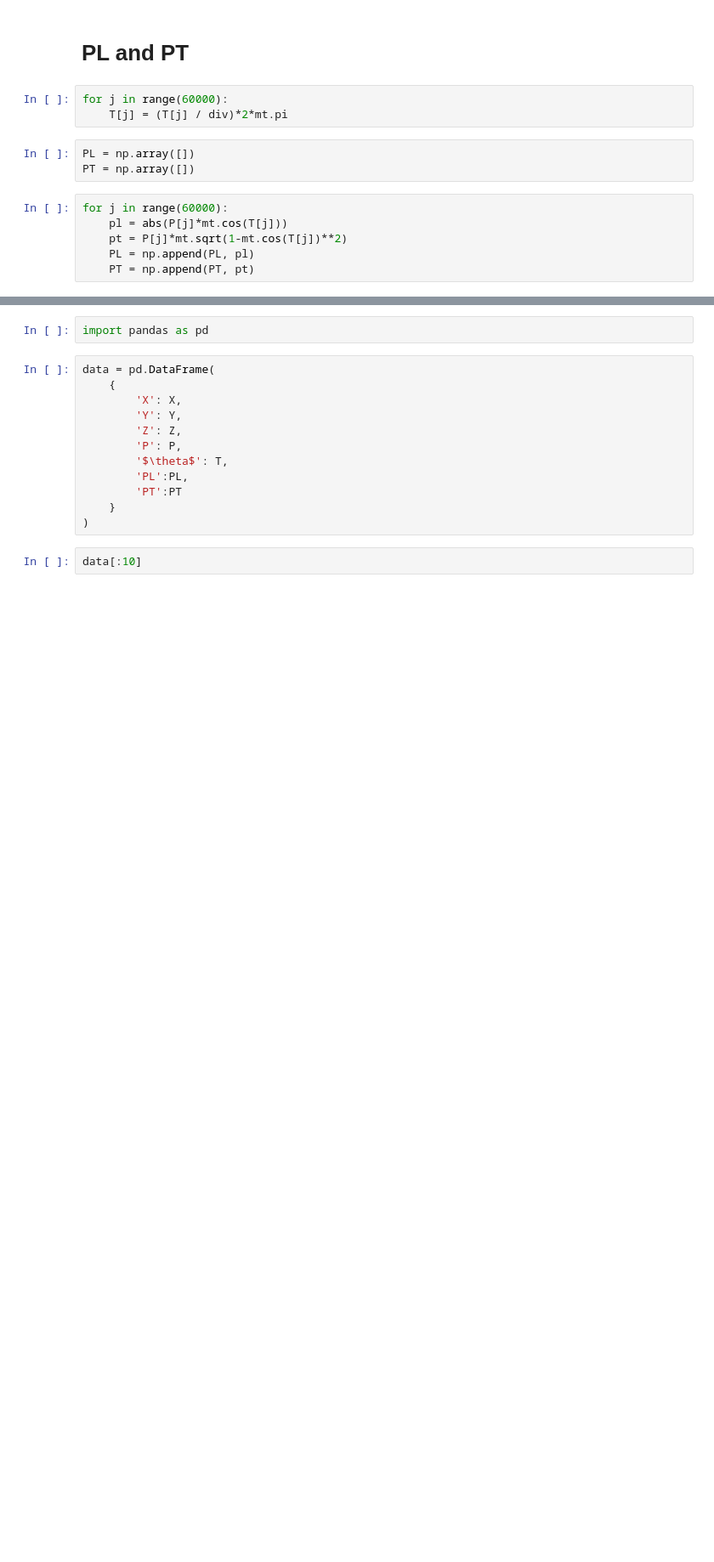
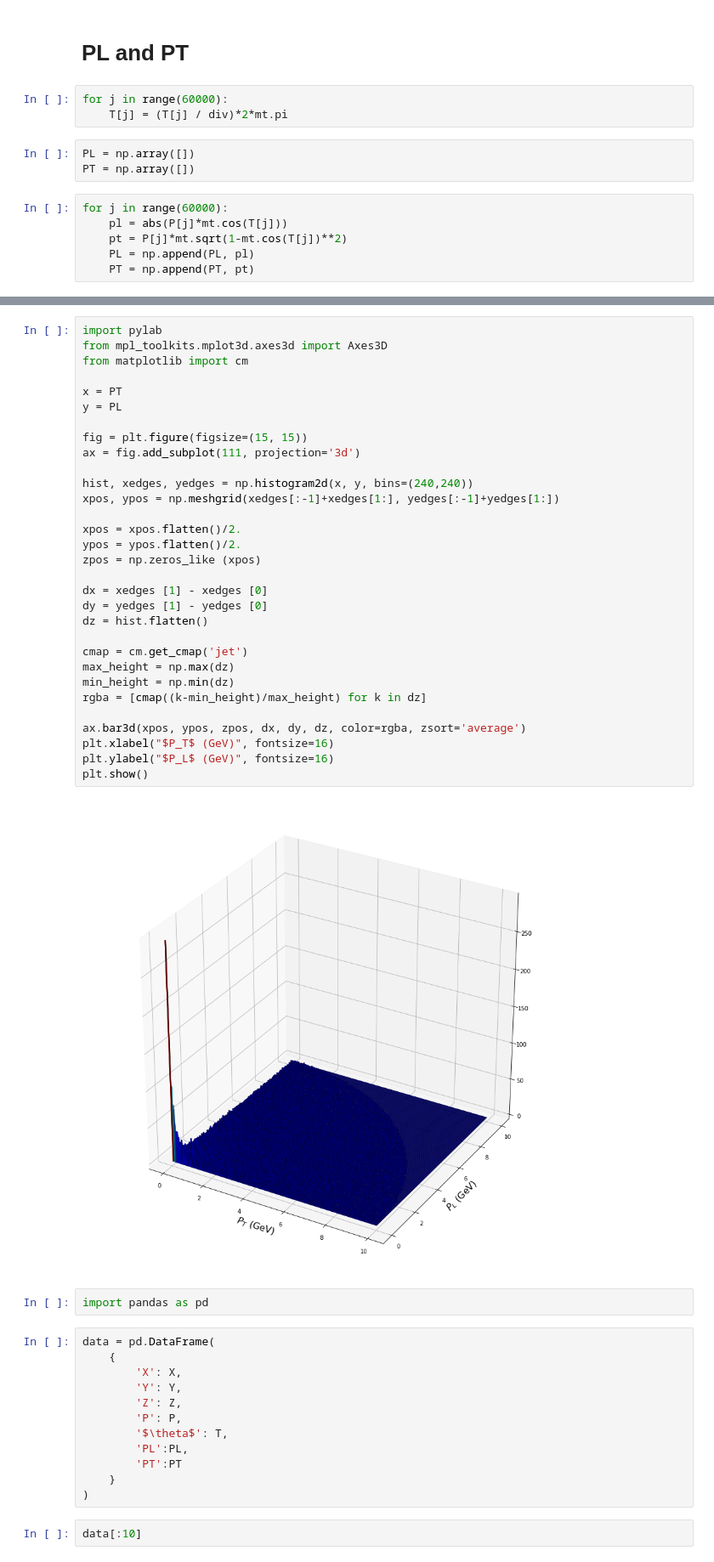
Before and after one commit to BiancaPinolini/statistical-analysis, a Jupyter notebook: es4/MC generation.ipynb, the cells around one changed output, grey strips where cells are left out. Shown at 85% size. Cells and saved outputs as stored; diff of their text form; blank space fills up the shorter version.

```diff
--- a/es4/MC generation.ipynb
+++ b/es4/MC generation.ipynb
@@ -101,3 +93,36 @@ plt.show()
+# %%
+import pylab
+from mpl_toolkits.mplot3d.axes3d import Axes3D
+from matplotlib import cm
+
+x = PT
+y = PL
+
+fig = plt.figure(figsize=(15, 15))
+ax = fig.add_subplot(111, projection='3d')
+
+hist, xedges, yedges = np.histogram2d(x, y, bins=(240,240))
+xpos, ypos = np.meshgrid(xedges[:-1]+xedges[1:], yedges[:-1]+yedges[1:])
+
+xpos = xpos.flatten()/2.
+ypos = ypos.flatten()/2.
+zpos = np.zeros_like (xpos)
+
+dx = xedges [1] - xedges [0]
+dy = yedges [1] - yedges [0]
+dz = hist.flatten()
+
+cmap = cm.get_cmap('jet')
+max_height = np.max(dz)
+min_height = np.min(dz)
+rgba = [cmap((k-min_height)/max_height) for k in dz]
+
+ax.bar3d(xpos, ypos, zpos, dx, dy, dz, color=rgba, zsort='average')
+plt.xlabel("$P_T$ (GeV)", fontsize=16)
+plt.ylabel("$P_L$ (GeV)", fontsize=16)
+plt.show()
+# %% [output]
+[figure, added]
 # %%
 import pandas as pd
 # %%
```
Also changed, not shown: parts of 6 cells of this notebook, 35 other files.
